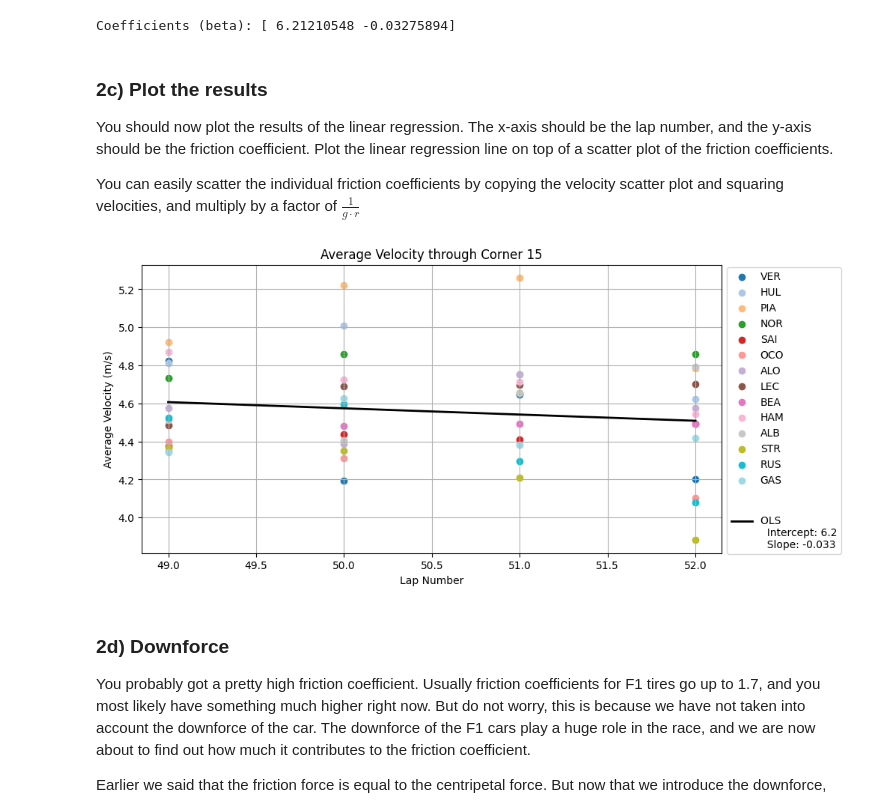
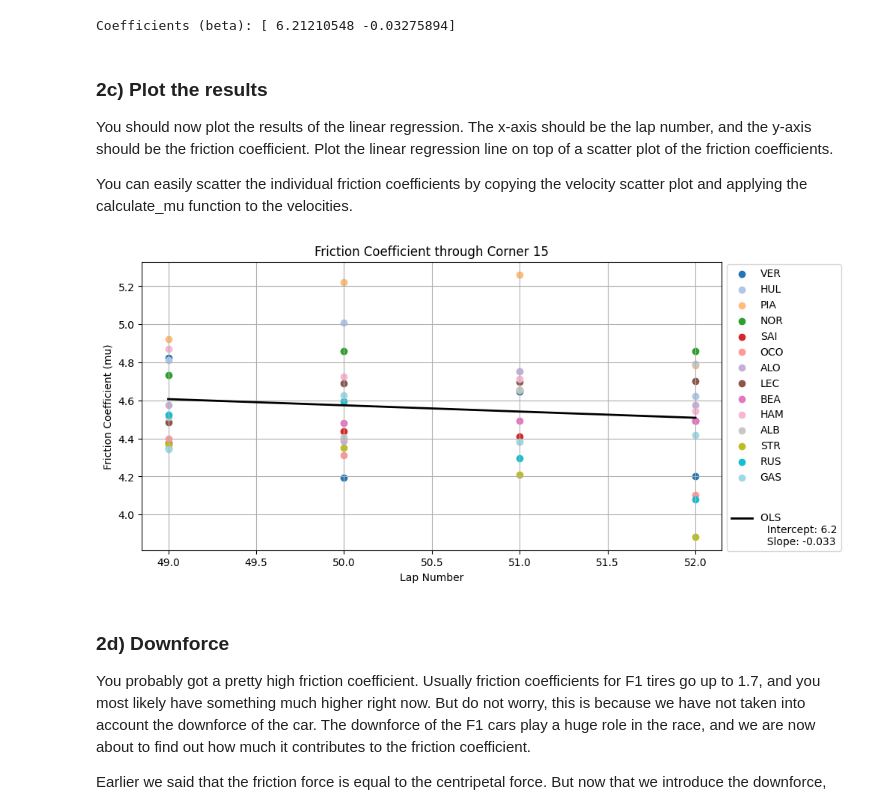
Before and after one commit to hishemok/PICUP, a Jupyter notebook: F1_friction/F1_friction.ipynb, the cells around one changed output. Drawn from its saved outputs; the diff is of its cells as text; code cells hidden in the pictures.

```diff
--- a/F1_friction/F1_friction.ipynb
+++ b/F1_friction/F1_friction.ipynb
@@ -13,12 +13,13 @@ with open("data.json", "r") as f:
 ## Remove speed from the data
 for driver in Racing_data:
     for lap in Racing_data[driver]:
-        if "speed" in Racing_data[driver][lap]:
-            del Racing_data[driver][lap]["speed"]
-        else:
+        # if "speed" in Racing_data[driver][lap]:
+        #     del Racing_data[driver][lap]["speed"]
+        # else:
             #convert to np array
             Racing_data[driver][lap]["distance"] = np.array(Racing_data[driver][lap]["distance"])
             Racing_data[driver][lap]["time"] = np.array(Racing_data[driver][lap]["time"])
+            Racing_data[driver][lap]["speed"] = np.array(Racing_data[driver][lap]["speed"]) / 3.6  # convert to m/s
 
 
 print(Racing_data)
@@ -296,33 +297,33 @@ Coefficients (beta): [ 6.21210548 -0.03275894]
 ### 2c) Plot the results
 You should now plot the results of the linear regression. The x-axis should be the lap number, and the y-axis should be the friction coefficient. Plot the linear regression line on top of a scatter plot of the friction coefficients.
 
-You can easily scatter the individual friction coefficients by copying the velocity scatter plot and squaring velocities, and multiply by a factor of $\frac{1}{g\cdot r}$
+You can easily scatter the individual friction coefficients by copying the velocity scatter plot and applying the calculate_mu function to the velocities.
 # %%
 colors = plt.cm.tab20(np.linspace(0, 1, len(Racing_data)))
 
 plt.figure(figsize=(10, 5))
 for i, driver in enumerate(Racing_data):
     color = colors[i]
     for lap in Racing_data[driver]:
         velocity = average_velocity(
             Racing_data[driver][lap]["distance"],
             Racing_data[driver][lap]["time"],
             start=start_of_corner_15,
             end=end_of_corner_15
         )
         plt.scatter(int(lap), calculate_mu(velocity, r, g), color=color, label=driver if lap == "49" else "")
 
 plt.plot(lap_numbers, beta[0] + beta[1] * np.array(lap_numbers), color='black',label=f'\n\nOLS \n  Intercept: {beta[0]:.2g}\n  Slope: {beta[1]:.2g}', linewidth=2)
 
 
 plt.xlabel("Lap Number")
-plt.ylabel("Average Velocity (m/s)")
-plt.title("Average Velocity through Corner 15")
+plt.ylabel("Friction Coefficient (mu)")
+plt.title("Friction Coefficient through Corner 15")
 plt.legend(ncol=1, bbox_to_anchor=(1, 1.01))
 plt.grid()
 plt.show()
 # %% [output]
-[figure, old version]
+[figure, new version]
 # %% [markdown]
 ### 2d) Downforce
 You probably got a pretty high friction coefficient. Usually friction coefficients for F1 tires go up to 1.7, and you most likely have something much higher right now.
```
Also changed, not shown: parts of 5 cells of this notebook, 3 other files.
